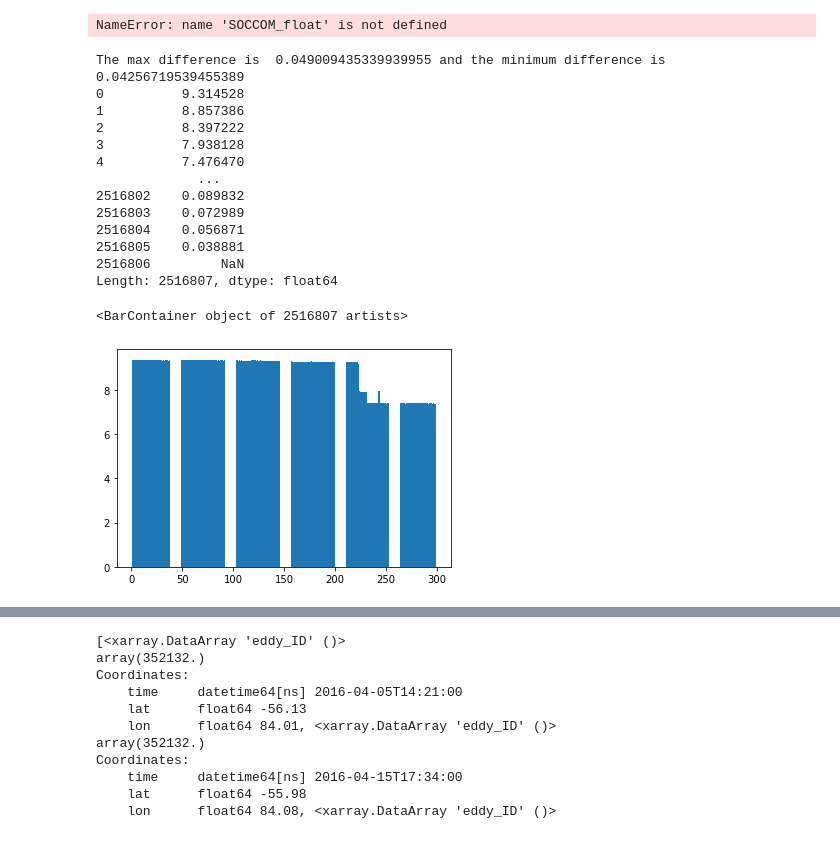
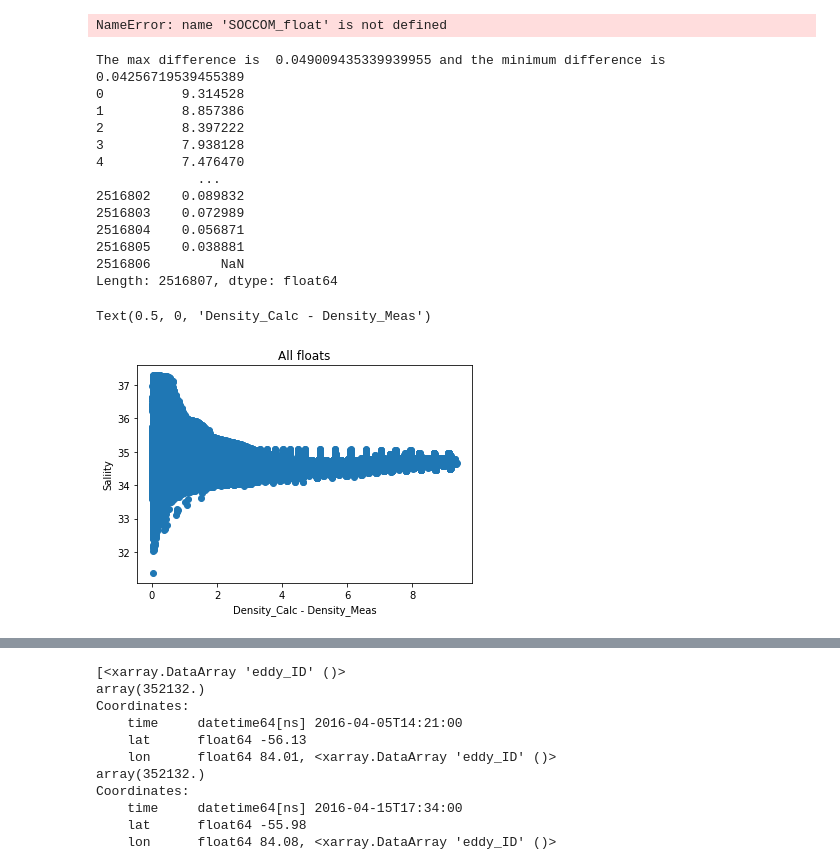
Before and after one commit to Williams-OBGC-Lab/SOCCOM_eddy, a Jupyter notebook: eddy_contour_plots.ipynb, the cells around one changed output, grey strips where cells are left out. Saved outputs shown, nothing was run; the diff lists cells and outputs as text; code cells hidden in the pictures.

Commit message:
Graphs for density calc comparison

```diff
--- a/eddy_contour_plots.ipynb
+++ b/eddy_contour_plots.ipynb
@@ -252,33 +255,36 @@ diff = SOCCOM['insitu_dens(kg/m)'] - (SOCCOM['Sigma_theta[kg/m^3]']+1000)
 
 # In situ Desnity without changing pressure
 SOCCOM['insitu_dens(kg/m)2'] = gsw.density.rho(SOCCOM['abs_sal[g/kg]'], SOCCOM['con_temp(C)'], SOCCOM['Pressure[dbar]']) # In Situ Density
 
 ### Compare In situ Density (kg/m) to Density given (kg/m^3)
 diff2 = SOCCOM['insitu_dens(kg/m)2'] - (SOCCOM['Sigma_theta[kg/m^3]']+1000)
 
 difftot = diff2-diff     # don't understand what this is computing, but gives very small differences
 
 #set density var
 density = (SOCCOM['Sigma_theta[kg/m^3]']+1000)
 
 print('The max difference is ', max(difftot), 'and the minimum difference is ', min(difftot))
 print(SOCCOM['insitu_dens(kg/m)2'] - density ) # has some larger density differences a the top stations.
 
-plt.bar(SOCCOM['Station'],diff2)
+plt.scatter(diff2,SOCCOM[salinity])
+plt.title('All floats')
+plt.ylabel('Saliity')
+plt.xlabel('Density_Calc - Density_Meas')
 #Look at salinity and temperature, also look at depth
 # %% [output]
 The max difference is  0.049009435339939955 and the minimum difference is  0.04256719539455389
 0          9.314528
 1          8.857386
 2          8.397222
 3          7.938128
 4          7.476470
              ...
 2516802    0.089832
 2516803    0.072989
 2516804    0.056871
 2516805    0.038881
 2516806         NaN
 Length: 2516807, dtype: float64
-<BarContainer object of 2516807 artists>
+Text(0.5, 0, 'Density_Calc - Density_Meas')
-[figure, old version]
+[figure, new version]
```
Also changed, not shown: parts of 5 cells of this notebook.
